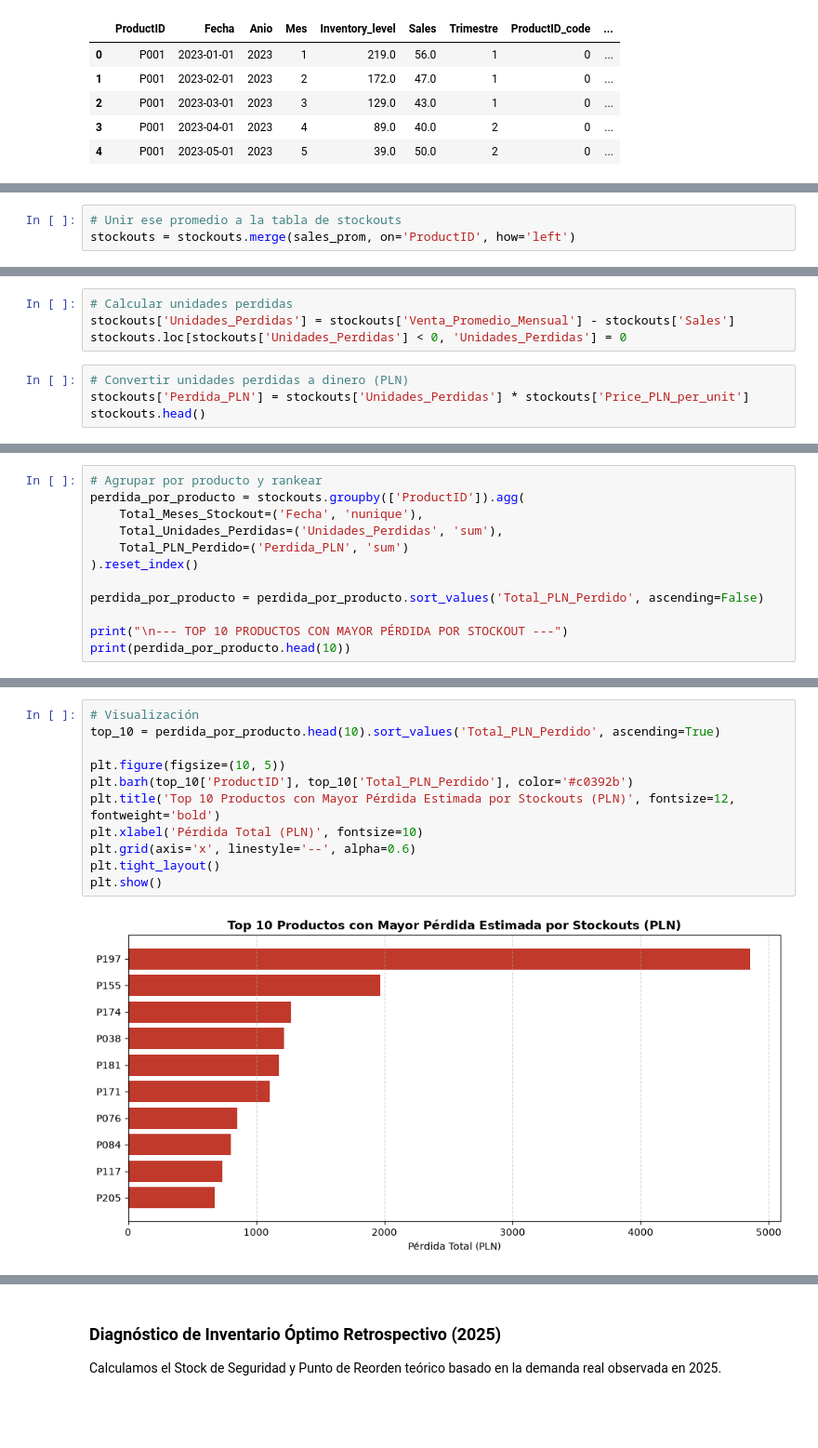
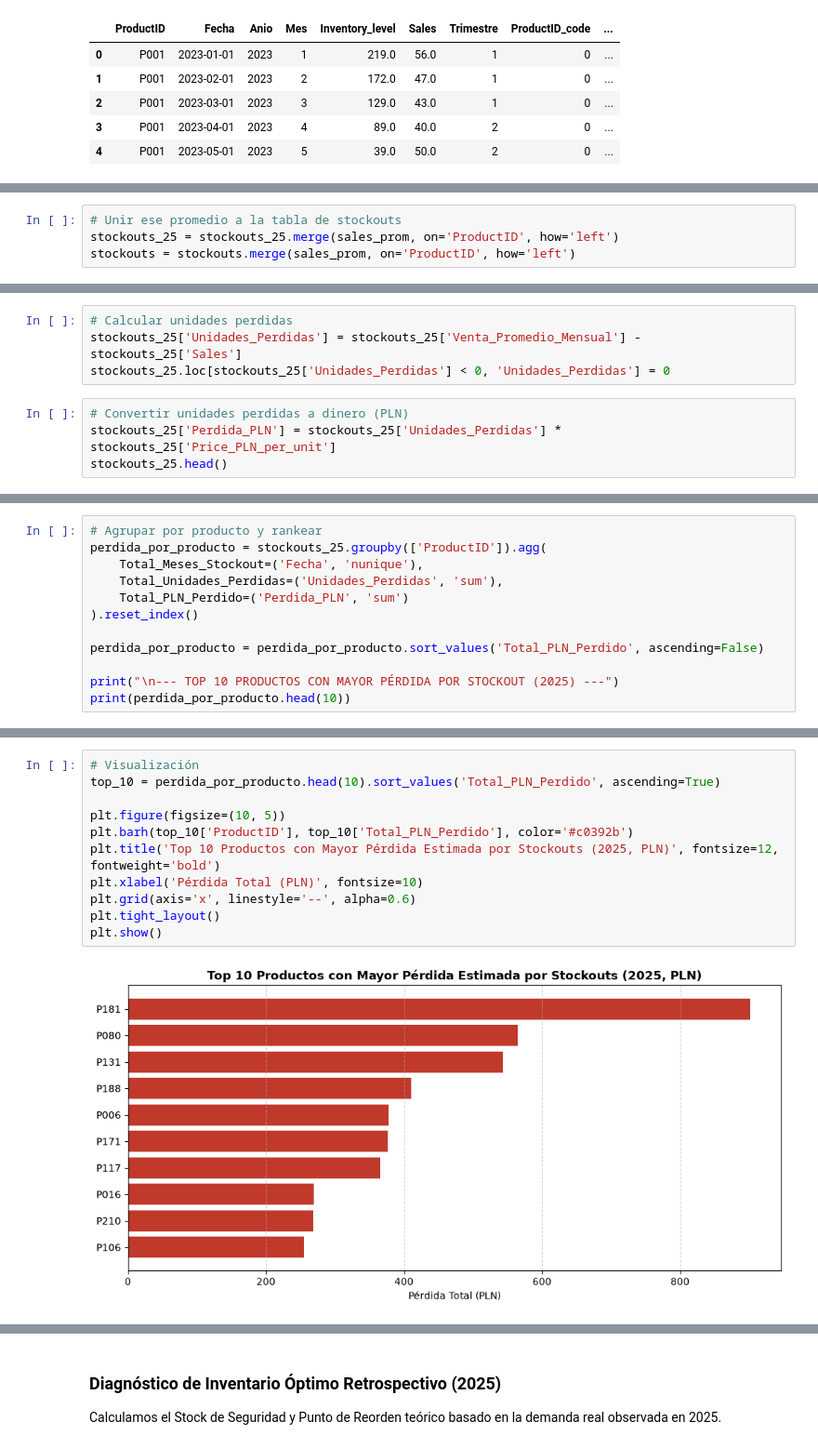
Before and after one commit to BrianmartinZ/pronostico-ventas-xgboost, a Jupyter notebook: notebooks/proyecto.ipynb, the cells around one changed output, grey strips where cells are left out. Shown at 93% size. Drawn from its saved outputs; the diff is of its cells as text; blank space fills up the shorter version.

Commit message:
Corrige alcance del diagnóstico de stockouts a 2025

```diff
--- a/notebooks/proyecto.ipynb
+++ b/notebooks/proyecto.ipynb
@@ -244,4 +251,5 @@ sales_prom.head()
 # %%
 # Unir ese promedio a la tabla de stockouts
+stockouts_25 = stockouts_25.merge(sales_prom, on='ProductID', how='left')
 stockouts = stockouts.merge(sales_prom, on='ProductID', how='left')
 # %%
@@ -256,10 +264,10 @@ stockouts.head()
 # %%
 # Calcular unidades perdidas
-stockouts['Unidades_Perdidas'] = stockouts['Venta_Promedio_Mensual'] - stockouts['Sales']
-stockouts.loc[stockouts['Unidades_Perdidas'] < 0, 'Unidades_Perdidas'] = 0
+stockouts_25['Unidades_Perdidas'] = stockouts_25['Venta_Promedio_Mensual'] - stockouts_25['Sales']
+stockouts_25.loc[stockouts_25['Unidades_Perdidas'] < 0, 'Unidades_Perdidas'] = 0
 # %%
 # Convertir unidades perdidas a dinero (PLN)
-stockouts['Perdida_PLN'] = stockouts['Unidades_Perdidas'] * stockouts['Price_PLN_per_unit']
-stockouts.head()
+stockouts_25['Perdida_PLN'] = stockouts_25['Unidades_Perdidas'] * stockouts_25['Price_PLN_per_unit']
+stockouts_25.head()
 # %% [output]
 |  | ProductID | Fecha | Anio | Mes | Inventory_level | Sales | Trimestre | ProductID_code | ... |
@@ -271,6 +279,6 @@ stockouts.head()
 # %%
 # Agrupar por producto y rankear
-perdida_por_producto = stockouts.groupby(['ProductID']).agg(
+perdida_por_producto = stockouts_25.groupby(['ProductID']).agg(
     Total_Meses_Stockout=('Fecha', 'nunique'),
     Total_Unidades_Perdidas=('Unidades_Perdidas', 'sum'),
     Total_PLN_Perdido=('Perdida_PLN', 'sum')
@@ -278,6 +286,6 @@ perdida_por_producto = stockouts.groupby(['ProductID']).agg(
 
 perdida_por_producto = perdida_por_producto.sort_values('Total_PLN_Perdido', ascending=False)
 
-print("\n--- TOP 10 PRODUCTOS CON MAYOR PÉRDIDA POR STOCKOUT ---")
+print("\n--- TOP 10 PRODUCTOS CON MAYOR PÉRDIDA POR STOCKOUT (2025) ---")
 print(perdida_por_producto.head(10))
 # %% [output]
@@ -296,13 +304,13 @@ print(perdida_por_producto.head(10))
 # %%
 # Visualización
 top_10 = perdida_por_producto.head(10).sort_values('Total_PLN_Perdido', ascending=True)
 
 plt.figure(figsize=(10, 5))
 plt.barh(top_10['ProductID'], top_10['Total_PLN_Perdido'], color='#c0392b')
-plt.title('Top 10 Productos con Mayor Pérdida Estimada por Stockouts (PLN)', fontsize=12, fontweight='bold')
+plt.title('Top 10 Productos con Mayor Pérdida Estimada por Stockouts (2025, PLN)', fontsize=12, fontweight='bold')
 plt.xlabel('Pérdida Total (PLN)', fontsize=10)
 plt.grid(axis='x', linestyle='--', alpha=0.6)
 plt.tight_layout()
 plt.show()
 # %% [output]
-[figure, old version]
+[figure, new version]
```
Also changed, not shown: parts of 10 cells of this notebook, 1 other file.
